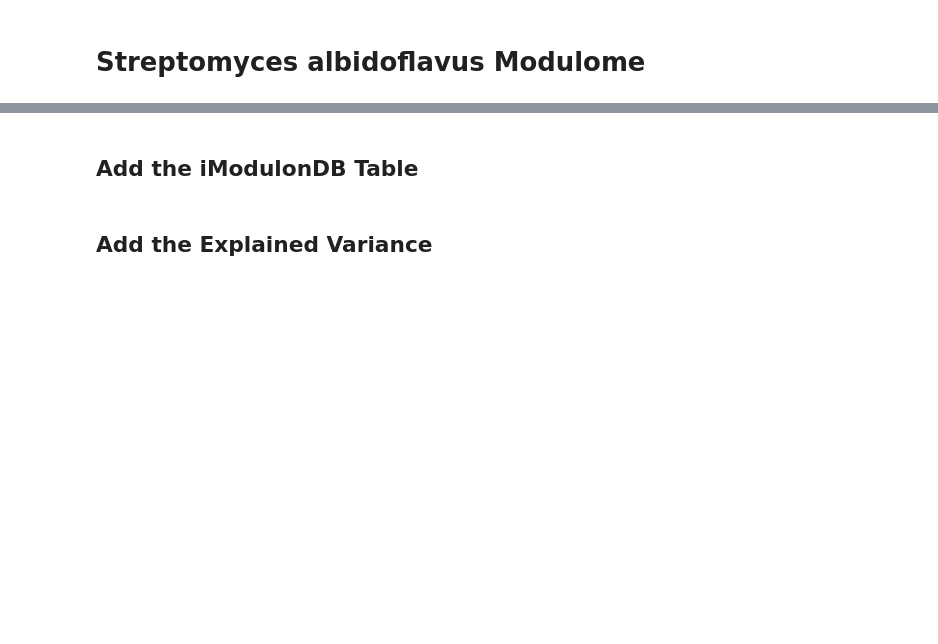
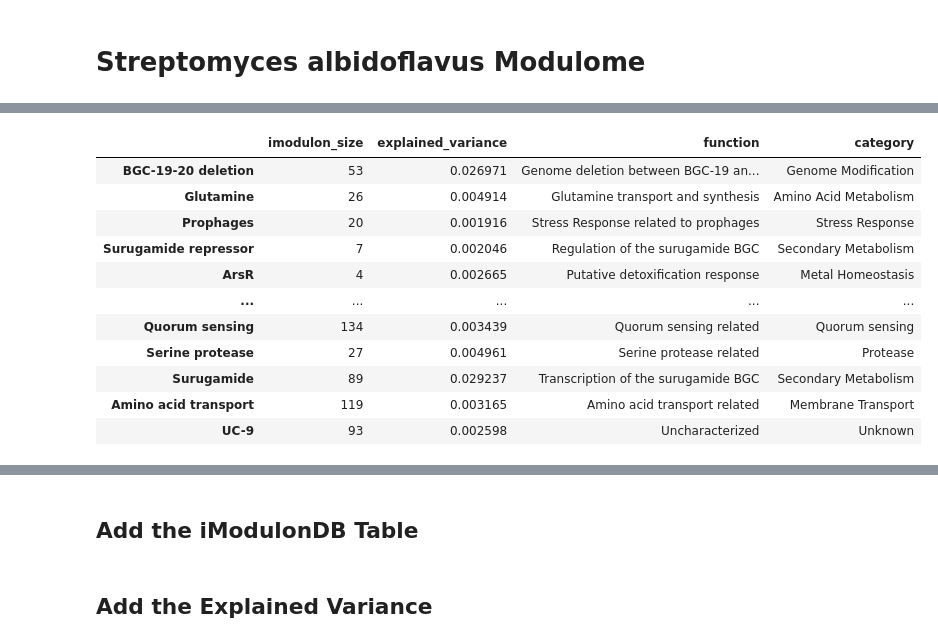
Before and after one commit to biosustain/salb_imodulons, a Jupyter notebook: modulome-workflow/5_characterize_iModulons/5_iModulonDB_setup.ipynb, the cells around one changed output, grey strips where cells are left out. Cells and saved outputs as stored; diff of their text form; code cells hidden in the pictures; blank space fills up the shorter version.

```diff
--- a/modulome-workflow/5_characterize_iModulons/5_iModulonDB_setup.ipynb
+++ b/modulome-workflow/5_characterize_iModulons/5_iModulonDB_setup.ipynb
@@ -28,0 +14,97 @@ ica_data.imodulon_table
+# %%
+# Update function column
+ica_data.imodulon_table.loc['BGC-19-20 deletion', 'function'] = 'Genome deletion between BGC-19 and BGC-20'
+ica_data.imodulon_table.loc['Glutamine', 'function'] = 'Glutamine transport and synthesis'
+ica_data.imodulon_table.loc['Prophages', 'function'] = 'Stress Response related to prophages'
+ica_data.imodulon_table.loc['Surugamide repressor', 'function'] = 'Regulation of the surugamide BGC'
+ica_data.imodulon_table.loc['ArsR', 'function'] = 'Putative detoxification response'
+ica_data.imodulon_table.loc['Paulomycin-1', 'function'] = 'Transcription of the paulomycin BGC'
+ica_data.imodulon_table.loc['UC-1', 'function'] = 'Unknown'
+ica_data.imodulon_table.loc['Cyclofaulknamycin-1', 'function'] = 'Transcription of the cyclofaulknamycin BGC'
+ica_data.imodulon_table.loc['Leucine', 'function'] = 'Leucine biosynthesis'
+ica_data.imodulon_table.loc['UC-2', 'function'] = 'Unknown'
+ica_data.imodulon_table.loc['ABC transporter', 'function'] = 'Membrane Transport'
+ica_data.imodulon_table.loc['Histidine', 'function'] = 'Histidine biosynthesis'
+ica_data.imodulon_table.loc['UC-3', 'function'] = 'Unknown'
+ica_data.imodulon_table.loc['Cysteine', 'function'] = 'Cysteine biosynthesis, sulfate assimilation'
+ica_data.imodulon_table.loc['UC-4', 'function'] = 'Unknown'
+ica_data.imodulon_table.loc['UC-5', 'function'] = 'Unknown'
+ica_data.imodulon_table.loc['Minimycin deletion', 'function'] = 'Genome deletion corresponding to the minimycin BGC'
+ica_data.imodulon_table.loc['RpoH', 'function'] = 'Global stress response'
+ica_data.imodulon_table.loc['Isorenieratene/streptamidine', 'function'] = 'Transcription of the isorenieratene and streptamidine BGCs'
+ica_data.imodulon_table.loc['Mannitol/xylose', 'function'] = 'Carbon source utilization'
+ica_data.imodulon_table.loc['WhiH', 'function'] = 'Regulation of development/sporulation'
+ica_data.imodulon_table.loc['WblA', 'function'] = 'Global regulation of antibiotic biosynthesis'
+ica_data.imodulon_table.loc['Sucrose', 'function'] = 'Sucrose utilization'
+ica_data.imodulon_table.loc['Sulfate', 'function'] = 'Cysteine transport and biosynthesis, putative sulfate starvation response'
+ica_data.imodulon_table.loc['Phosphate', 'function'] = 'Inorganic phosphate sensing, transport and production'
+ica_data.imodulon_table.loc['Ribosomal', 'function'] = 'Translation related'
+ica_data.imodulon_table.loc['Phospholipid', 'function'] = 'Lipid transport and metabolism'
+ica_data.imodulon_table.loc['Glycerol', 'function'] = 'Glycerol transport and catabolism'
+ica_data.imodulon_table.loc['RpoE', 'function'] = 'General stress response'
+ica_data.imodulon_table.loc['Carbohydrate metabolism-1', 'function'] = 'Carbon source utilization'
+ica_data.imodulon_table.loc['Phenylacetate', 'function'] = 'Phenylacetic acid transport and catabolism'
+ica_data.imodulon_table.loc['WhiB3', 'function'] = 'Regulation of development/sporulation'
+ica_data.imodulon_table.loc['Potassium', 'function'] = 'Potassium sensing and transport'
+ica_data.imodulon_table.loc['Mce transporters', 'function'] = 'Membrane Transport'
+ica_data.imodulon_table.loc['Nitrogen/Ammonia/Urea', 'function'] = 'Nitrogen source utilization'
+ica_data.imodulon_table.loc['Stress', 'function'] = 'General stress response'
+ica_data.imodulon_table.loc['Cyclofaulknamycin-2', 'function'] = 'Transcription of the cyclofaulknamycin BGC'
+ica_data.imodulon_table.loc['Cytochrome', 'function'] = 'Energy production and Conversion'
+ica_data.imodulon_table.loc['Transketolase', 'function'] = 'Pentose Phosphate Pathway related'
+ica_data.imodulon_table.loc['Carbohydrate metabolism-2', 'function'] = 'Carbon source utilization'
+ica_data.imodulon_table.loc['Fructose', 'function'] = 'Fructose transport and catabolism'
+ica_data.imodulon_table.loc['BGC-1 related', 'function'] = 'Transcription of unknown BGC region'
+ica_data.imodulon_table.loc['UC-6', 'function'] = 'Unknown'
+ica_data.imodulon_table.loc['zwf', 'function'] = 'Glucose metabolism'
+ica_data.imodulon_table.loc['UC-7', 'function'] = 'Unknown'
+ica_data.imodulon_table.loc['NRPS BGC-14 related', 'function'] = 'Transcription of an unknown NRPS BGC'
+ica_data.imodulon_table.loc['Paulomycin-2', 'function'] = 'Transcription of the paulomycin BGC'
+ica_data.imodulon_table.loc['Surugamide F', 'function'] = 'Likely technical artifact due to gene deletion in some conditions'
+ica_data.imodulon_table.loc['Minimycin/dudomycin', 'function'] = 'Transcription of the minimycin and dudomycin BGCs'
+ica_data.imodulon_table.loc['SigK', 'function'] = 'Cell wall/membrane/envelope biogenesis'
+ica_data.imodulon_table.loc['Mms', 'function'] = 'Methylmalonate-semialdehyde dehydrogenase'
+ica_data.imodulon_table.loc['NDH', 'function'] = 'Energy production and Conversion'
+ica_data.imodulon_table.loc['SAL-2242', 'function'] = 'Transcription of the SAL-2242 BGC'
+ica_data.imodulon_table.loc['araBAD', 'function'] = 'Arabinose metabolism'
+ica_data.imodulon_table.loc['LAP/Thiopeptide BGC-11', 'function'] = 'Transcription of an unknown LAP/Thiopeptide BGC'
+ica_data.imodulon_table.loc['Cell membrane', 'function'] = 'Cell wall/membrane/envelope biogenesis'
+ica_data.imodulon_table.loc['Candicidin/antimycin', 'function'] = 'Transcription of the candicidin and antimycin BGCs'
+ica_data.imodulon_table.loc['DNA damage', 'function'] = 'DNA Damage and repair'
+ica_data.imodulon_table.loc['SigE', 'function'] = 'Cell envelope stress response'
+ica_data.imodulon_table.loc['Glycosyltransferase', 'function'] = 'Glycosyltransferase and signal transduction'
+ica_data.imodulon_table.loc['Lipid metabolism', 'function'] = 'Lipid transport and metabolism'
+ica_data.imodulon_table.loc['Large genome deletion', 'function'] = "Large deletion at the 3' end of the genome"
+ica_data.imodulon_table.loc['SGR PTMs', 'function'] = 'Transcription of the SGR PTM BGC'
+ica_data.imodulon_table.loc['Iron acquisition', 'function'] = 'Iron sensing and transport'
+ica_data.imodulon_table.loc['RpoS', 'function'] = 'General stress response'
+ica_data.imodulon_table.loc['UC-8', 'function'] = 'Unknown'
+ica_data.imodulon_table.loc['Cellobiose', 'function'] = 'Cellobiose transport and catabolism'
+ica_data.imodulon_table.loc['Paulomycin-3', 'function'] = 'Transcription of the paulomycin BGC'
+ica_data.imodulon_table.loc['Fatty Acid', 'function'] = 'Fatty Acid Metabolism'
+ica_data.imodulon_table.loc['Nitrate', 'function'] = 'Nitrogen Metabolism'
+ica_data.imodulon_table.loc['Nucleotide', 'function'] = 'Nucleic Acids'
+ica_data.imodulon_table.loc['Translation', 'function'] = 'Translation'
+ica_data.imodulon_table.loc['Cell motility', 'function'] = 'Cell motility related'
+ica_data.imodulon_table.loc['Quorum sensing', 'function'] = 'Quorum sensing related'
+ica_data.imodulon_table.loc['Serine protease', 'function'] = 'Serine protease related'
+ica_data.imodulon_table.loc['Surugamide', 'function'] = 'Transcription of the surugamide BGC'
+ica_data.imodulon_table.loc['Amino acid transport', 'function'] = 'Amino acid transport related'
+ica_data.imodulon_table.loc['UC-9', 'function'] = 'Unknown'
+
+ica_data.imodulon_table['function'] = ica_data.imodulon_table['function'].replace('Unknown', 'Uncharacterized')
+
+ica_data.imodulon_table
+# %% [output]
+|  | imodulon_size | explained_variance | function | category |
+| BGC-19-20 deletion | 53 | 0.026971 | Genome deletion between BGC-19 an... | Genome Modification |
+| Glutamine | 26 | 0.004914 | Glutamine transport and synthesis | Amino Acid Metabolism |
+| Prophages | 20 | 0.001916 | Stress Response related to prophages | Stress Response |
+| Surugamide repressor | 7 | 0.002046 | Regulation of the surugamide BGC | Secondary Metabolism |
+| ArsR | 4 | 0.002665 | Putative detoxification response | Metal Homeostasis |
+| ... | ... | ... | ... | ... |
+| Quorum sensing | 134 | 0.003439 | Quorum sensing related | Quorum sensing |
+| Serine protease | 27 | 0.004961 | Serine protease related | Protease |
+| Surugamide | 89 | 0.029237 | Transcription of the surugamide BGC | Secondary Metabolism |
+| Amino acid transport | 119 | 0.003165 | Amino acid transport related | Membrane Transport |
+| UC-9 | 93 | 0.002598 | Uncharacterized | Unknown |
```
Also changed, not shown: parts of 13 cells of this notebook, 1 other file.
